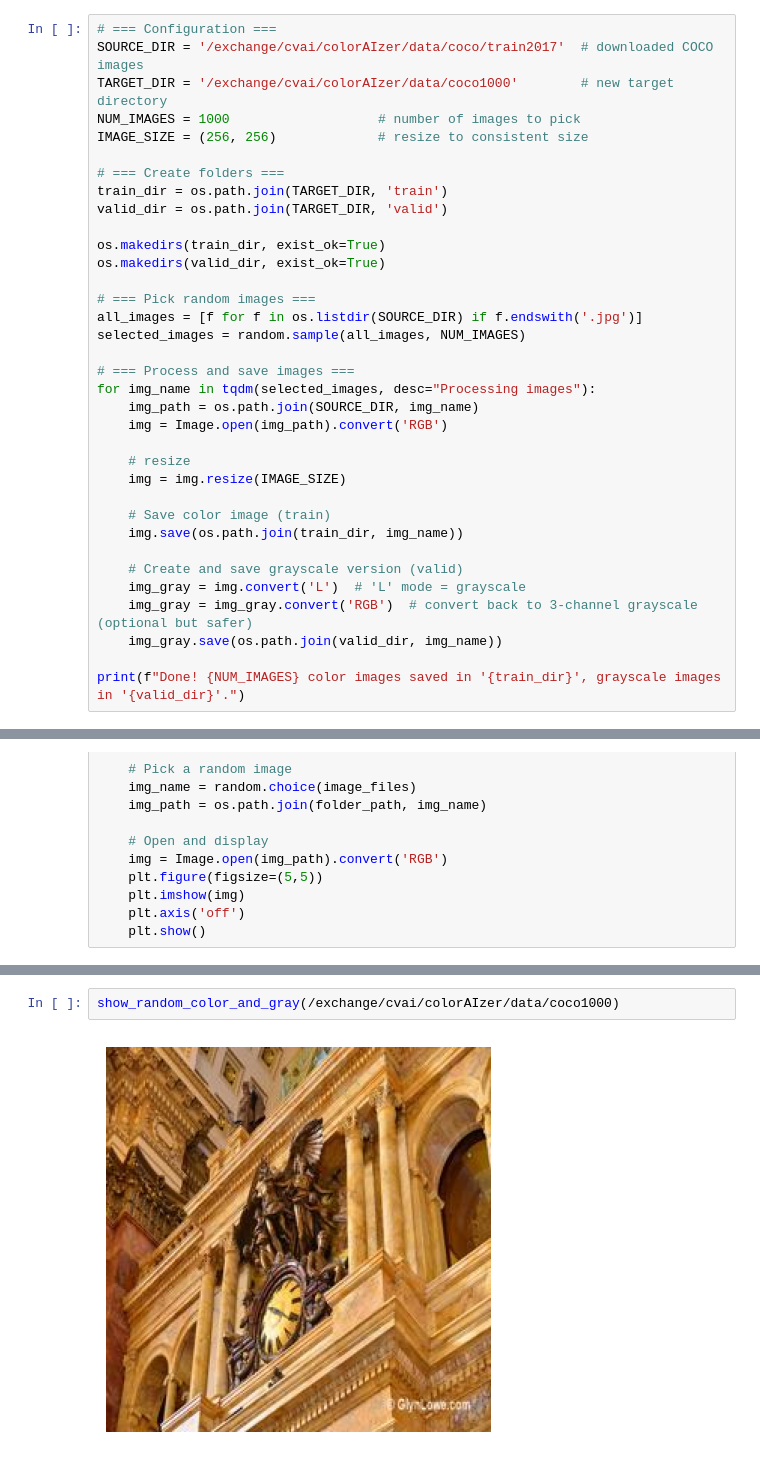
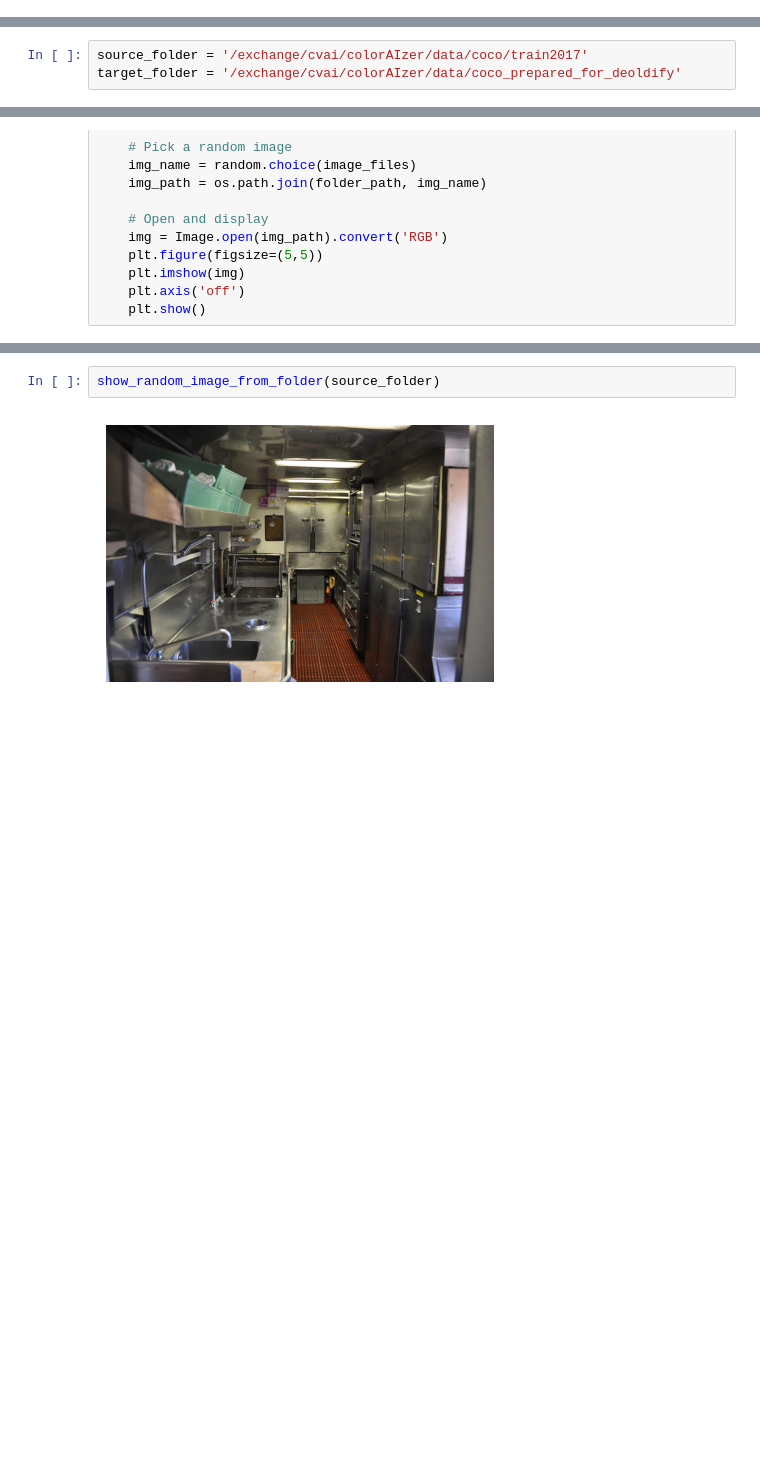
Before and after one commit to AaronFurlan/colorAIzer, a Jupyter notebook: createDataset.ipynb, the cells around one changed output, grey strips where cells are left out. Saved outputs shown, nothing was run; the diff lists cells and outputs as text; blank space fills up the shorter version.

```diff
--- a/createDataset.ipynb
+++ b/createDataset.ipynb
@@ -4,38 +4,3 @@ import random
 from PIL import Image
 from tqdm import tqdm
 import matplotlib.pyplot as plt
-# %%
-# === Configuration ===
-SOURCE_DIR = '/exchange/cvai/colorAIzer/data/coco/train2017'  # downloaded COCO images
-TARGET_DIR = '/exchange/cvai/colorAIzer/data/coco1000'        # new target directory
-NUM_IMAGES = 1000                   # number of images to pick
-IMAGE_SIZE = (256, 256)             # resize to consistent size
-
-# === Create folders ===
-train_dir = os.path.join(TARGET_DIR, 'train')
-valid_dir = os.path.join(TARGET_DIR, 'valid')
-
-os.makedirs(train_dir, exist_ok=True)
-os.makedirs(valid_dir, exist_ok=True)
-
-# === Pick random images ===
-all_images = [f for f in os.listdir(SOURCE_DIR) if f.endswith('.jpg')]
-selected_images = random.sample(all_images, NUM_IMAGES)
-
-# === Process and save images ===
-for img_name in tqdm(selected_images, desc="Processing images"):
-    img_path = os.path.join(SOURCE_DIR, img_name)
-    img = Image.open(img_path).convert('RGB')
-
-    # resize
-    img = img.resize(IMAGE_SIZE)
-
-    # Save color image (train)
-    img.save(os.path.join(train_dir, img_name))
-
-    # Create and save grayscale version (valid)
-    img_gray = img.convert('L')  # 'L' mode = grayscale
-    img_gray = img_gray.convert('RGB')  # convert back to 3-channel grayscale (optional but safer)
-    img_gray.save(os.path.join(valid_dir, img_name))
-
-print(f"Done! {NUM_IMAGES} color images saved in '{train_dir}', grayscale images in '{valid_dir}'.")
@@ -44,3 +7,6 @@ Done! 1000 color images saved in '/exchange/cvai/colorAIzer/data/coco1000/train'
+# %%
+source_folder = '/exchange/cvai/colorAIzer/data/coco/train2017'
+target_folder = '/exchange/cvai/colorAIzer/data/coco_prepared_for_deoldify'
 # %%
 def show_random_image_from_folder(folder_path):
     image_files = [f for f in os.listdir(folder_path) if f.endswith(('.jpg', '.jpeg', '.png'))]
@@ -97,4 +28,4 @@ def show_random_color_and_gray(train_folder, valid_folder):
 # %%
-show_random_color_and_gray(/exchange/cvai/colorAIzer/data/coco1000)
+show_random_image_from_folder(source_folder)
 # %% [output]
-[figure, old version]
+[figure, new version]
```
Also changed, not shown: parts of 4 cells of this notebook.
